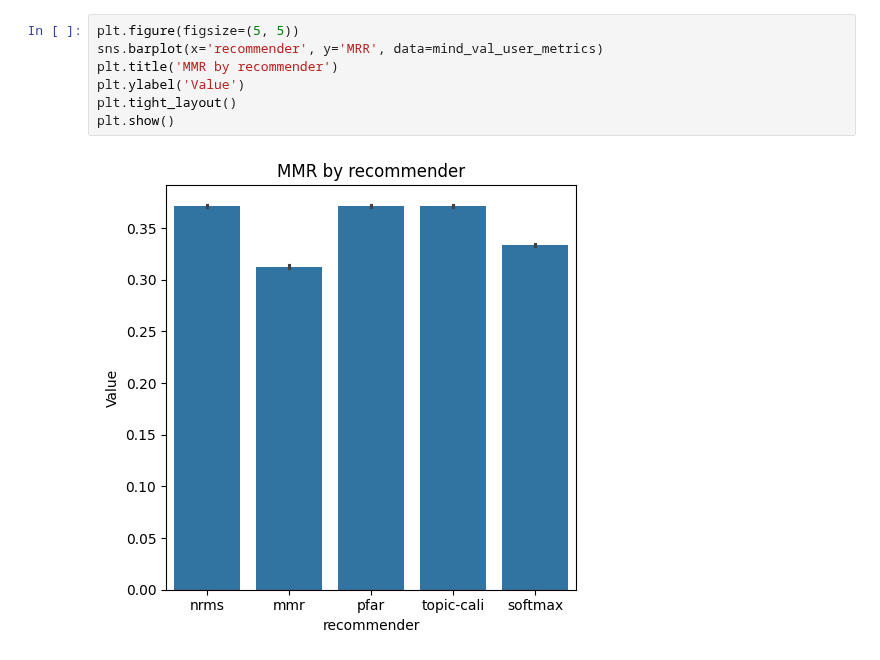
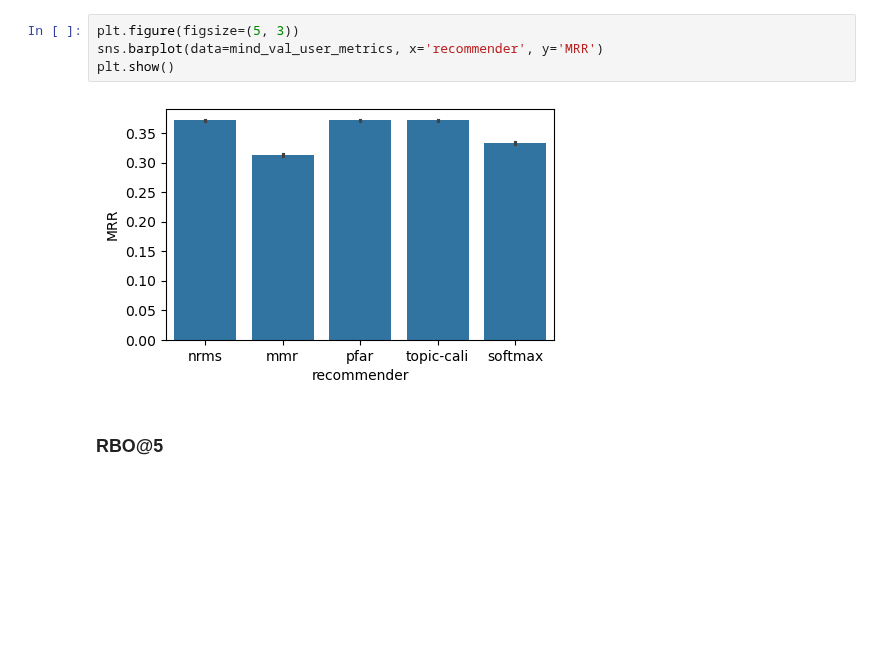
Before and after one commit to CCRI-POPROX/poprox-recommender, a Jupyter notebook: notebooks/MINDEvalResults.ipynb, the cells around one changed output. Cells and saved outputs as stored; diff of their text form; blank space fills up the shorter version.

```diff
--- a/notebooks/MINDEvalResults.ipynb
+++ b/notebooks/MINDEvalResults.ipynb
@@ -91,10 +44,9 @@ plt.show()
 # %%
-plt.figure(figsize=(5, 5))
-sns.barplot(x='recommender', y='MRR', data=mind_val_user_metrics)
-plt.title('MMR by recommender')
-plt.ylabel('Value')
-plt.tight_layout()
+plt.figure(figsize=(5, 3))
+sns.barplot(data=mind_val_user_metrics, x='recommender', y='MRR')
 plt.show()
 # %% [output]
-[figure, old version]
+[figure, new version]
+# %% [markdown]
+### RBO@5
 # %%
```
Also changed, not shown: parts of 21 cells of this notebook.
